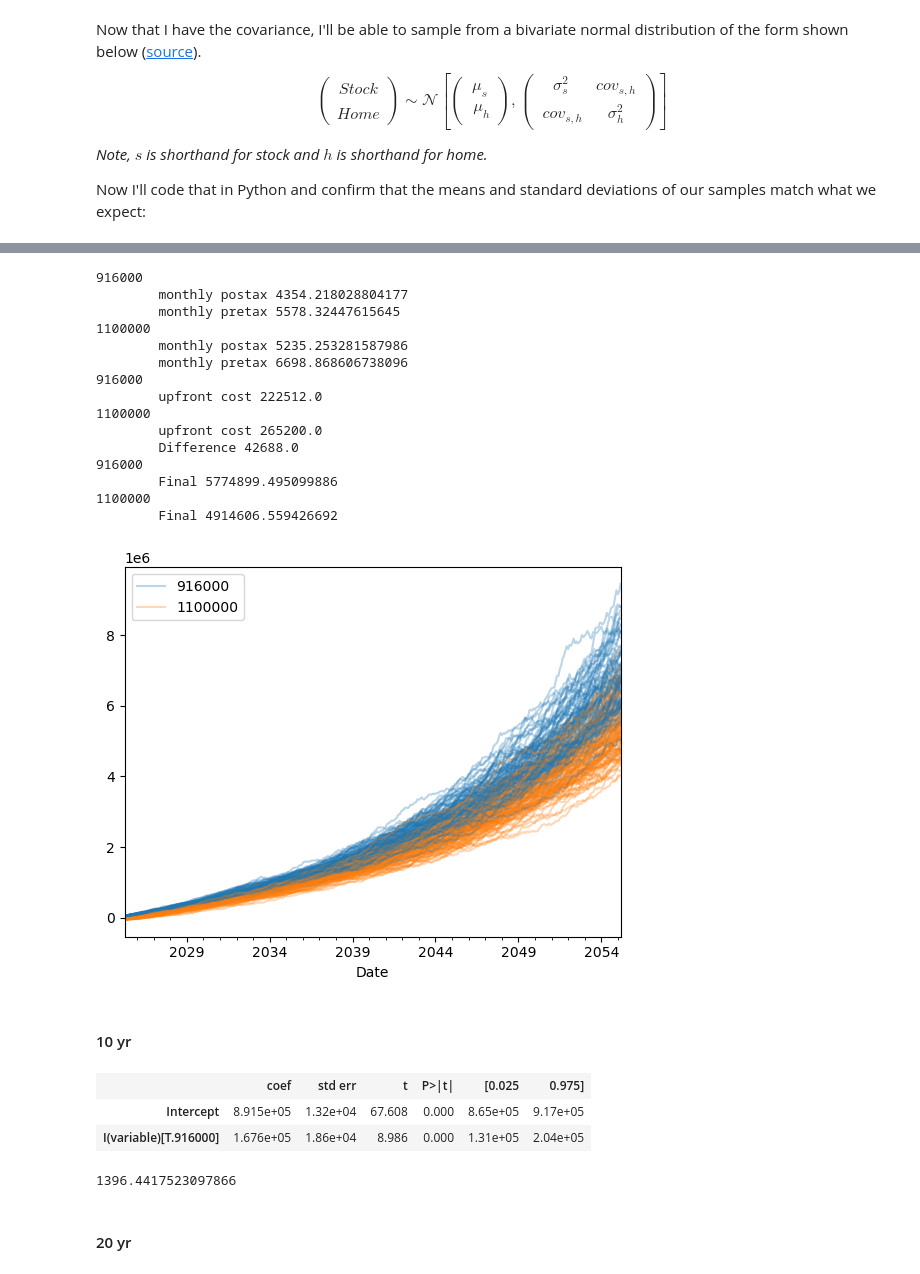
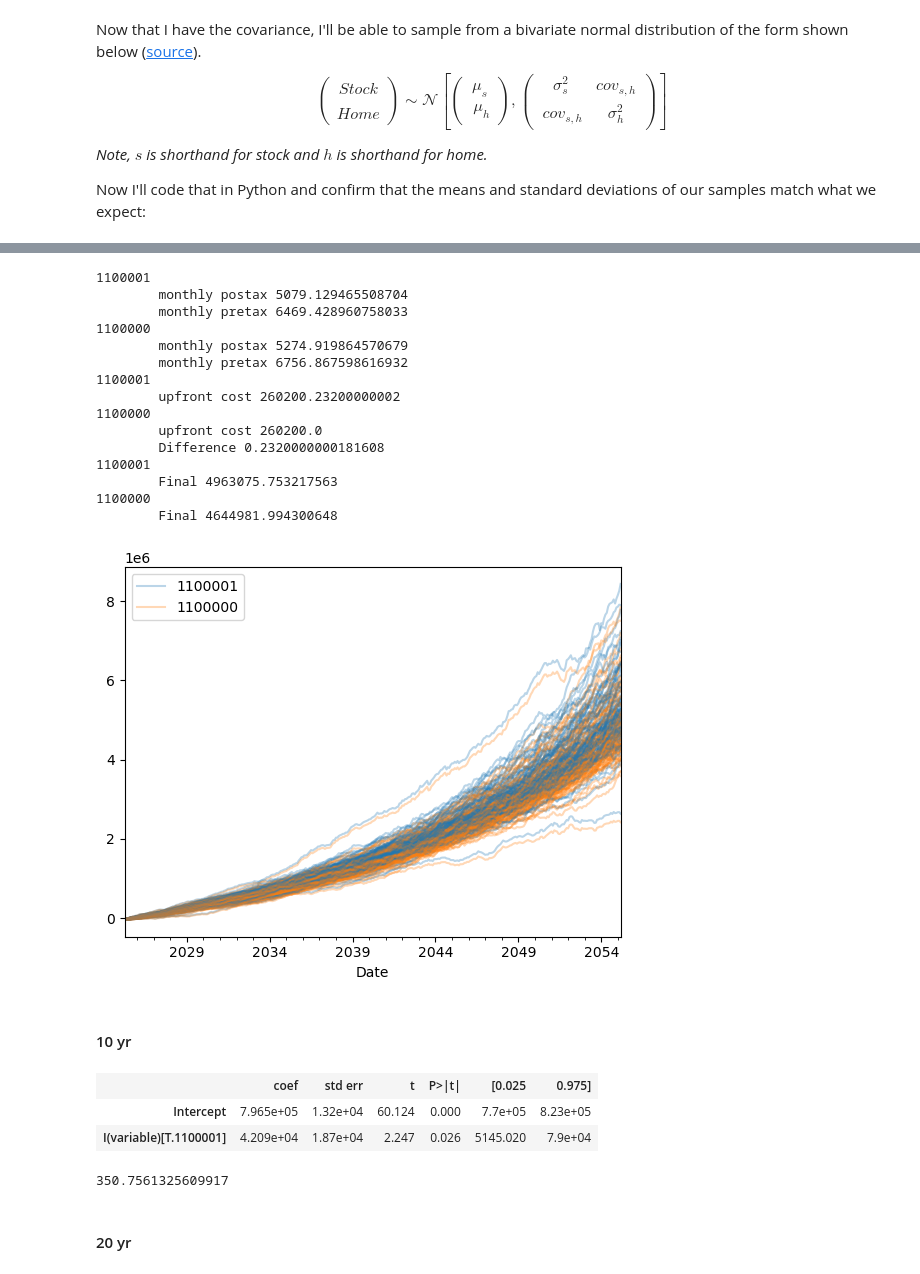
Before and after one commit to peter-amerkhanian/peter-amerkhanian.github.io, a Jupyter notebook: in-progress/reno_model/index.ipynb, the cells around one changed output, grey strips where cells are left out. Drawn from its saved outputs; the diff is of its cells as text; code cells hidden in the pictures.

```diff
--- a/in-progress/reno_model/index.ipynb
+++ b/in-progress/reno_model/index.ipynb
@@ -272,53 +272,53 @@ ir = 0.065
 for i in range(100):
     returns_df = simulate_returns()
     # No Reno
-    scenario_1 = {'cost': 916000, 'renovation': 10000, 'returns_df': returns_df, 'pct_down': .2, 'interest_rate':ir}
+    scenario_1 = {'cost': 1100001, 'renovation': 5000, 'returns_df': returns_df, 'pct_down': .2, 'interest_rate':.061}
     # Reno
-    scenario_2 = {'cost': 1100000, 'renovation': 10000, 'returns_df': returns_df, 'pct_down': .2, 'interest_rate':ir}
+    scenario_2 = {'cost': 1100000, 'renovation': 5000, 'returns_df': returns_df, 'pct_down': .2, 'interest_rate':.066}
     if i == 0:
         both = compare(scenario_1, scenario_2, returns_df, verbose=True)
         profits[str(scenario_1['cost'])] = []
         profits[str(scenario_2['cost'])] = []
         profits[str(scenario_1['cost'])].append(both[0]['Profit'].iloc[-1])
         profits[str(scenario_2['cost'])].append(both[1]['Profit'].iloc[-1])
         yr_10[str(scenario_1['cost'])] = []
         yr_10[str(scenario_2['cost'])] = []
         yr_10[str(scenario_1['cost'])].append(both[0]['Profit'].iloc[10*12])
         yr_10[str(scenario_2['cost'])].append(both[1]['Profit'].iloc[10*12])
         yr_20[str(scenario_1['cost'])] = []
         yr_20[str(scenario_2['cost'])] = []
         yr_20[str(scenario_1['cost'])].append(both[0]['Profit'].iloc[20*12])
         yr_20[str(scenario_2['cost'])].append(both[1]['Profit'].iloc[20*12])
         both[0]['Profit'].plot(ax=ax, label=str(scenario_1['cost']), color="tab:blue", alpha=.3)
         both[1]['Profit'].plot(ax=ax, label=str(scenario_2['cost']), color="tab:orange", alpha=.3)
     else:
        both = compare(scenario_1, scenario_2, returns_df)
        profits[str(scenario_1['cost'])].append(both[0]['Profit'].iloc[-1])
        profits[str(scenario_2['cost'])].append(both[1]['Profit'].iloc[-1])
        yr_10[str(scenario_1['cost'])].append(both[0]['Profit'].iloc[10*12])
        yr_10[str(scenario_2['cost'])].append(both[1]['Profit'].iloc[10*12])
        yr_20[str(scenario_1['cost'])].append(both[0]['Profit'].iloc[20*12])
        yr_20[str(scenario_2['cost'])].append(both[1]['Profit'].iloc[20*12])
        both[0]['Profit'].plot(ax=ax, label="_k", color="tab:blue", legend=False, alpha=.3)
        both[1]['Profit'].plot(ax=ax, label="_l", color="tab:orange", legend=False, alpha=.3)
 ax.legend();
 # %% [output]
-916000
-        monthly postax 4354.218028804177
-        monthly pretax 5578.32447615645
+1100001
+        monthly postax 5079.129465508704
+        monthly pretax 6469.428960758033
 1100000
-        monthly postax 5235.253281587986
-        monthly pretax 6698.868606738096
-916000
-        upfront cost 222512.0
+        monthly postax 5274.919864570679
+        monthly pretax 6756.867598616932
+1100001
+        upfront cost 260200.23200000002
 1100000
-        upfront cost 265200.0
-        Difference 42688.0
-916000
-        Final 5774899.495099886
+        upfront cost 260200.0
+        Difference 0.2320000000181608
+1100001
+        Final 4963075.753217563
 1100000
-        Final 4914606.559426692
+        Final 4644981.994300648
-[figure, old version]
+[figure, new version]
 # %% [markdown]
 #### 10 yr
 # %%
@@ -326,12 +326,12 @@ mod = sm.regression.quantile_regression.QuantReg.from_formula("value ~ I(variabl
 mod.summary().tables[-1]
 # %% [output]
 |  | coef | std err | t | P>|t| | [0.025 | 0.975] |
-| Intercept | 8.915e+05 | 1.32e+04 | 67.608 | 0.000 | 8.65e+05 | 9.17e+05 |
-| I(variable)[T.916000] | 1.676e+05 | 1.86e+04 | 8.986 | 0.000 | 1.31e+05 | 2.04e+05 |
+| Intercept | 7.965e+05 | 1.32e+04 | 60.124 | 0.000 | 7.7e+05 | 8.23e+05 |
+| I(variable)[T.1100001] | 4.209e+04 | 1.87e+04 | 2.247 | 0.026 | 5145.020 | 7.9e+04 |
 # %%
 mod.params.iloc[-1]/10/12
 # %% [output]
-1396.4417523097866
+350.7561325609917
 # %% [markdown]
 #### 20 yr
 # %%
```
Also changed, not shown: parts of 6 cells of this notebook.
